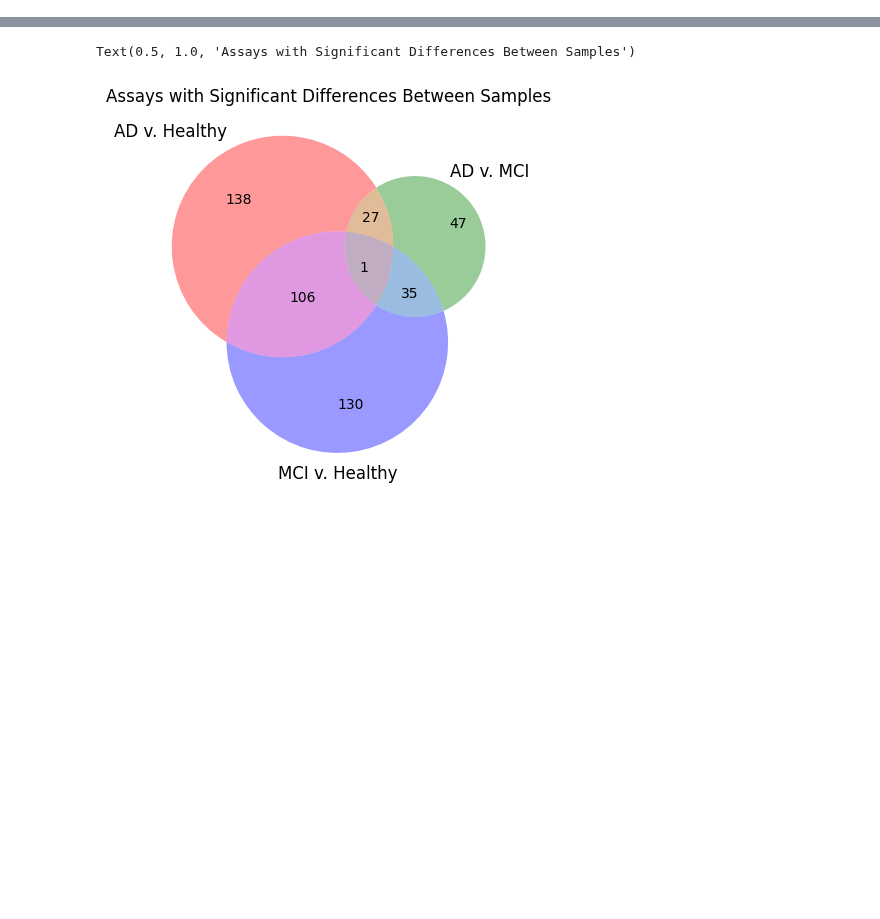
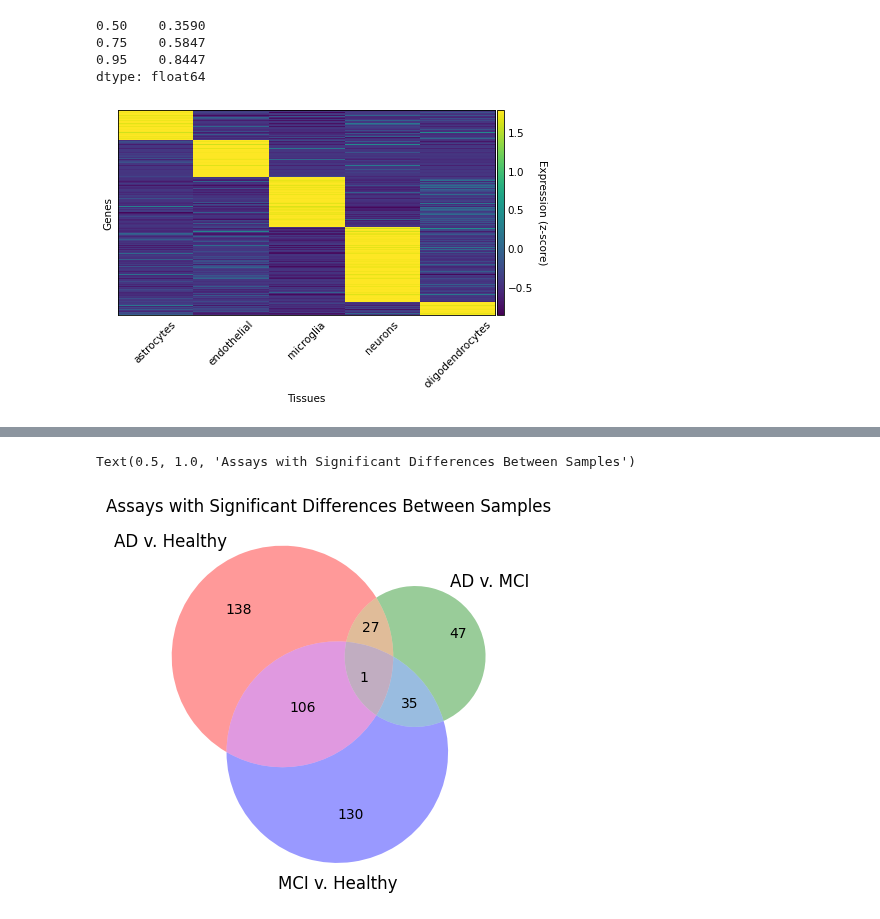
Before and after one commit to Walt-Lab/bdev_mass_spec, a Jupyter notebook: sixth_pipeline.ipynb, the cells around one changed output, grey strips where cells are left out. Saved outputs shown, nothing was run; the diff lists cells and outputs as text; code cells hidden in the pictures; blank space fills up the shorter version.

```diff
--- a/sixth_pipeline.ipynb
+++ b/sixth_pipeline.ipynb
@@ -462,0 +279,2 @@ TypeError: Can only merge Series or DataFrame objects, a <class 'dict'> was pass
+# %%
+brain_rna_seq_no_duplicates = brain_rna_seq[~brain_rna_seq.index.duplicated()]
@@ -462,0 +297,15 @@ TypeError: Can only merge Series or DataFrame objects, a <class 'dict'> was pass
+# %%
+tso = tspex.TissueSpecificity(expression_data, 'tau', log=True)
+# %%
+tso.tissue_specificity.quantile([0.5, 0.75, 0.95])
+# %% [output]
+0.50    0.3590
+0.75    0.5847
+0.95    0.8447
+dtype: float64
+# %%
+tso.plot_heatmap(threshold=0.8, sort_genes=True, use_zscore=True, gene_names=False)
+
+plt.show()
+# %% [output]
+[figure, added]
```
Also changed, not shown: parts of 31 cells of this notebook, 2 other files.
